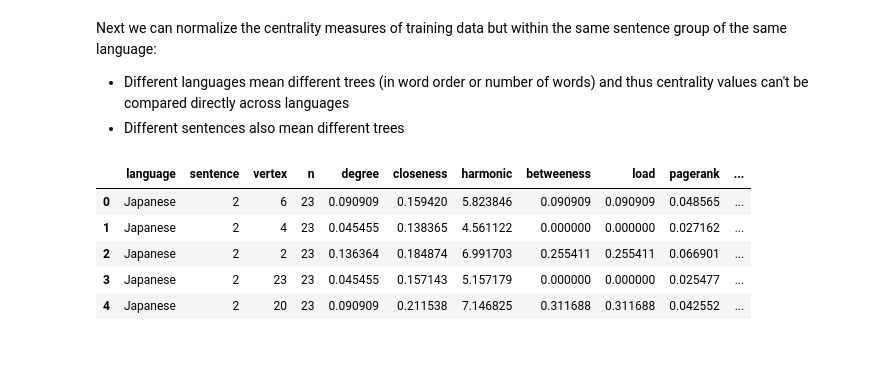
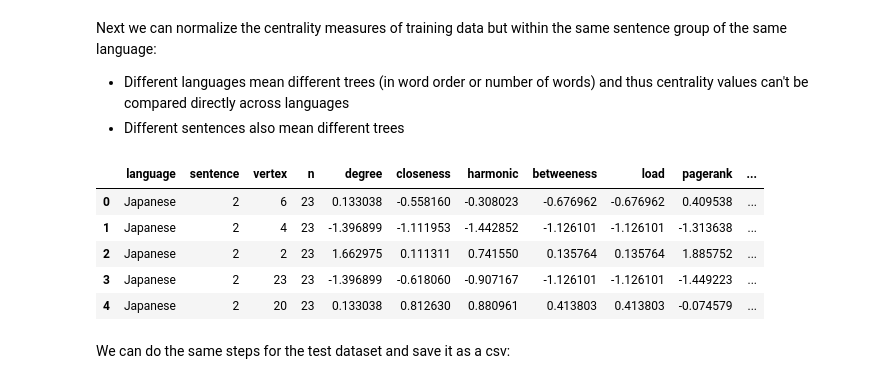
Before and after one commit to stef4k/ml-project-root-node-in-free-tree, a Jupyter notebook: notebooks/data_preprocessing.ipynb, the cells around one changed output. Saved outputs shown, nothing was run; the diff lists cells and outputs as text; code cells hidden in the pictures; blank space fills up the shorter version.

```diff
--- a/notebooks/data_preprocessing.ipynb
+++ b/notebooks/data_preprocessing.ipynb
@@ -135,0 +146,3 @@ plt.show()
+# %%
+train = data.copy()
+train['edgelist'] = train['edgelist'].apply(ast.literal_eval)
@@ -135,0 +151,20 @@ plt.show()
+# %%
+rows = []
+for _, row in train.iterrows():
+    lang = row['language']
+    sent = row['sentence']
+    root = row['root']
+    edges = row['edgelist']
+    G = nx.from_edgelist(edges)
+    # degree dict: node -> degree
+    deg = dict(G.degree())
+    for node, d in deg.items():
+        rows.append({
+            'language': lang,
+            'sentence': sent,
+            'vertex': node,
+            'is_leaf': (d == 1),
+            'is_root': (node == root)
+        })
+
+node_df = pd.DataFrame(rows)
@@ -210,25 +454,26 @@ Next we can normalize the centrality measures of training data but within the sa
 # %%
 centrality_cols = [
     'degree', 'closeness', 'harmonic', 'betweeness', 'load', 'pagerank',
     'eigenvector', 'katz', 'information', 'current_flow_betweeness',
     'percolation', 'second_order', 'laplacian'
 ]
 
 # Function to apply StandardScaler in each sentence & language group
 def scale_within_sentence(group):
     scaler = StandardScaler()
     group[centrality_cols] = scaler.fit_transform(group[centrality_cols])
     return group
 
-#normalized_expanded_data = expanded_data.groupby(['language', 'sentence'], group_keys=False).apply(scale_within_sentence).reset_index(drop=True)
-#normalized_expanded_data.to_csv('../data/normalized_expanded_train.csv', index=False)
-#normalized_expanded_data.head(5)
 expanded_data.to_csv('../data/expanded_train.csv', index=False)
-expanded_data.head(5)
+normalized_expanded_data = expanded_data.groupby(['language', 'sentence'], group_keys=False).apply(scale_within_sentence).reset_index(drop=True)
+normalized_expanded_data.to_csv('../data/normalized_expanded_train.csv', index=False)
+normalized_expanded_data.head(5)
 # %% [output]
 |  | language | sentence | vertex | n | degree | closeness | harmonic | betweeness | load | pagerank | ... |
-| 0 | Japanese | 2 | 6 | 23 | 0.090909 | 0.159420 | 5.823846 | 0.090909 | 0.090909 | 0.048565 | ... |
-| 1 | Japanese | 2 | 4 | 23 | 0.045455 | 0.138365 | 4.561122 | 0.000000 | 0.000000 | 0.027162 | ... |
-| 2 | Japanese | 2 | 2 | 23 | 0.136364 | 0.184874 | 6.991703 | 0.255411 | 0.255411 | 0.066901 | ... |
-| 3 | Japanese | 2 | 23 | 23 | 0.045455 | 0.157143 | 5.157179 | 0.000000 | 0.000000 | 0.025477 | ... |
-| 4 | Japanese | 2 | 20 | 23 | 0.090909 | 0.211538 | 7.146825 | 0.311688 | 0.311688 | 0.042552 | ... |
+| 0 | Japanese | 2 | 6 | 23 | 0.133038 | -0.558160 | -0.308023 | -0.676962 | -0.676962 | 0.409538 | ... |
+| 1 | Japanese | 2 | 4 | 23 | -1.396899 | -1.111953 | -1.442852 | -1.126101 | -1.126101 | -1.313638 | ... |
+| 2 | Japanese | 2 | 2 | 23 | 1.662975 | 0.111311 | 0.741550 | 0.135764 | 0.135764 | 1.885752 | ... |
+| 3 | Japanese | 2 | 23 | 23 | -1.396899 | -0.618060 | -0.907167 | -1.126101 | -1.126101 | -1.449223 | ... |
+| 4 | Japanese | 2 | 20 | 23 | 0.133038 | 0.812630 | 0.880961 | 0.413803 | 0.413803 | -0.074579 | ... |
+# %% [markdown]
+We can do the same steps for the test dataset and save it as a csv:
```
Also changed, not shown: parts of 83 cells of this notebook, 3 other files.
